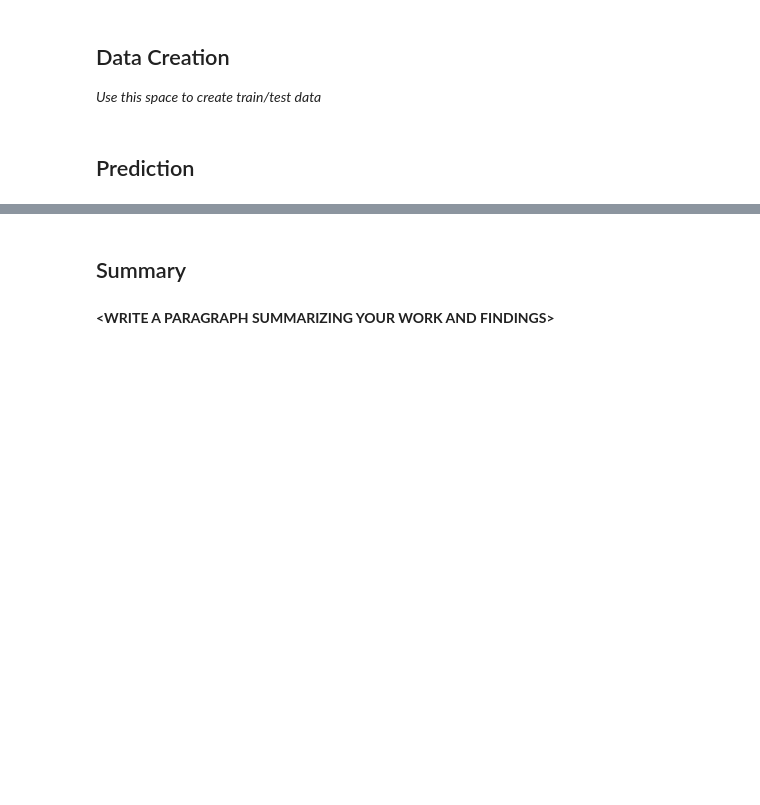
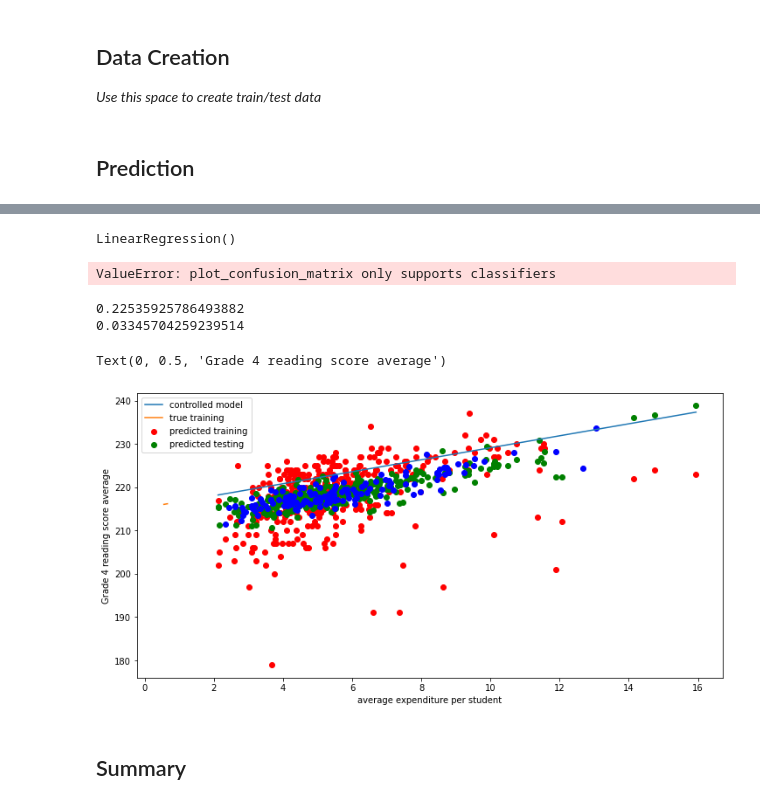
Before and after one commit to asjian/MDST-Checkpoints, a Jupyter notebook: checkpoint2/checkpoint2b.ipynb, the cells around one changed output, grey strips where cells are left out. Drawn from its saved outputs; the diff is of its cells as text; code cells hidden in the pictures; blank space fills up the shorter version.

```diff
--- a/checkpoint2/checkpoint2b.ipynb
+++ b/checkpoint2/checkpoint2b.ipynb
@@ -108,6 +105,17 @@ y = ??
+# %%
+traindata = [[expend_per_student[i],proportion_education[i]] for i in range(len(expend_per_student))]
+cleaneddata = []
+cleanedy = []
+
+for i in range(len(traindata)):
+    if not (np.isnan(traindata[i][0]) or np.isnan(traindata[i][1]) or np.isnan(grade_4_scores[i])):
+        cleaneddata.append([traindata[i][0],traindata[i][1]]) #only keep if the data isnt nan
+        cleanedy.append(grade_4_scores[i]) #needed to ensure X and Y are the same length
+X = cleaneddata
+y = cleanedy
 # %%
 X_train, X_test, y_train, y_test = train_test_split(
-     X, y, test_size=??, random_state=0)
+     X, y, test_size=0.3, random_state=0)
 # %% [markdown]
 <h2> Prediction </h2>
 # %% [markdown]
@@ -117,8 +126,10 @@ Chosen ML task: **<REGRESSION/CLASSIFICATION>**
 # %%
 # create your model here
-model =
+model = LinearRegression()
 # %%
 model.fit(X_train, y_train)
+# %% [output]
+LinearRegression()
 # %%
 y_pred = model.predict(X_test)
 # %%
@@ -127,29 +138,34 @@ from sklearn.metrics import plot_confusion_matrix
 
 plot_confusion_matrix(model, X_test, y_test,
                          cmap=plt.cm.Blues)
+# %% [output]
+ValueError: plot_confusion_matrix only supports classifiers
 # %%
 # FOR REGRESSION ONLY: (pick a single column to visualize results)
 
 # Results from this graph _should not_ be used as a part of your results -- it is just here to help with intuition.
 # Instead, look at the error values and individual intercepts.
+print(model.score(X_test,y_test))
+print(np.mean(model.predict(X_test)-y_test))
 
+col_index = 0
+f = plt.figure(figsize=(12,6))
+plt.scatter([pair[0] for pair in X_train], y_train, color = "red") #only want avg expenditure/student data
+plt.scatter([pair[0] for pair in X_train], model.predict(X_train), color = "green")
+plt.scatter([pair[0] for pair in X_test], model.predict(X_test), color = "blue")
 
-col_name = ??
-col_index = X_train.columns.get_loc(col_name)
-
-f = plt.figure(figsize=(12,6))
-plt.scatter(X_train[col_name], y_train, color = "red")
-plt.scatter(X_train[col_name], model.predict(X_train), color = "green")
-plt.scatter(X_test[col_name], model.predict(X_test), color = "blue")
-
-new_x = np.linspace(X_train[col_name].min(),X_train[col_name].max(),200)
-intercept = model.predict([X_train.sort_values(col_name).iloc[0]]) - X_train[col_name].min()*model.coef_[col_index]
+sortedXtrain = sorted(X_train)
+new_x = np.linspace(sortedXtrain[0],sortedXtrain[len(sortedXtrain)-1],200) #sorted[0] gives the min
+intercept = model.predict(sortedXtrain)[0] #the intercept is the y associated with the lowest X
 plt.plot(new_x, intercept+new_x*model.coef_[col_index])
 
 plt.legend(['controlled model','true training','predicted training','predicted testing'])
-plt.xlabel(col_name)
-plt.ylabel(??)
+plt.xlabel('average expenditure per student')
+plt.ylabel("Grade 4 reading score average")
+# %% [output]
+0.22535925786493882
+0.03345704259239514
+Text(0, 0.5, 'Grade 4 reading score average')
+[figure, added]
 # %% [markdown]
 <h2> Summary </h2>
-# %% [markdown]
-**<WRITE A PARAGRAPH SUMMARIZING YOUR WORK AND FINDINGS\>**
```
Also changed, not shown: parts of 6 cells of this notebook.
